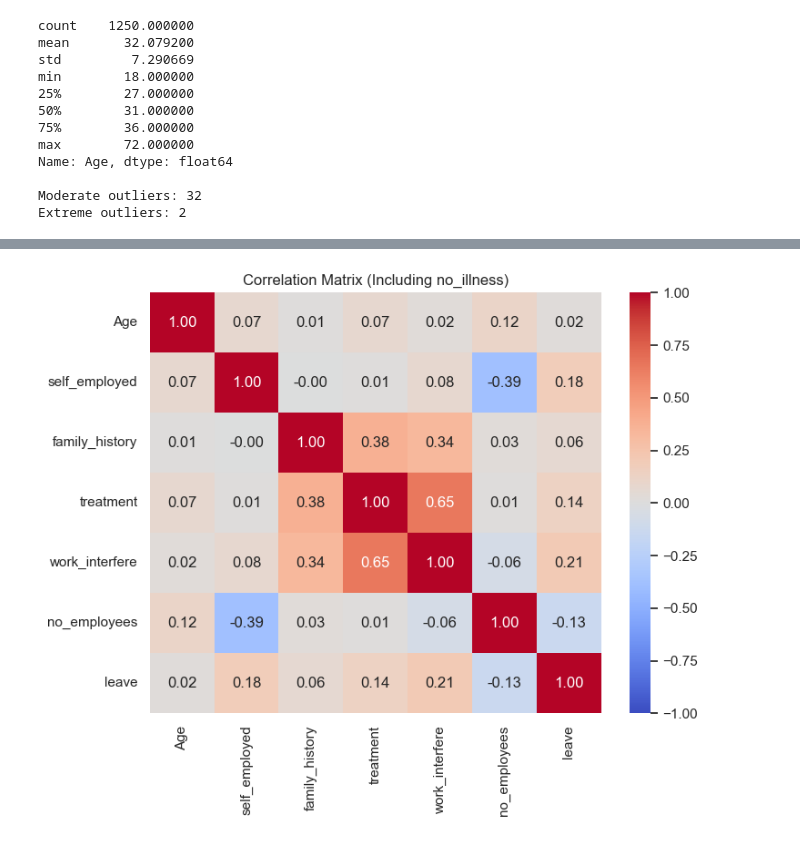
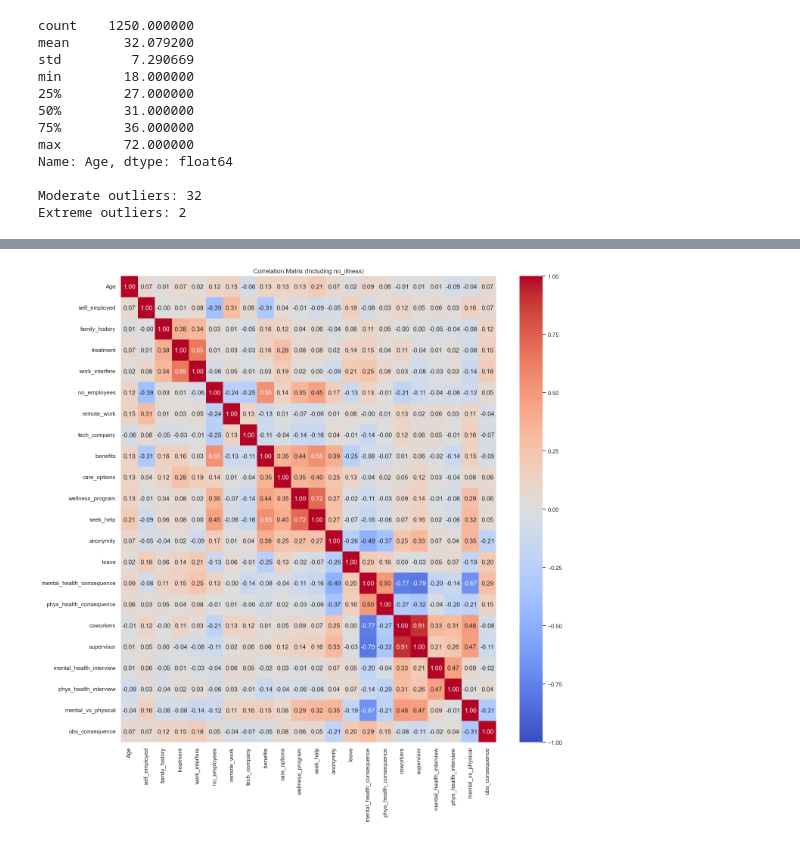
Before and after one commit to natalia5678/dm_project_imported, a Jupyter notebook: projDM.ipynb, the cells around one changed output, grey strips where cells are left out. Drawn from its saved outputs; the diff is of its cells as text; code cells hidden in the pictures.

```diff
--- a/projDM.ipynb
+++ b/projDM.ipynb
@@ -229,33 +294,33 @@ Passing `palette` without assigning `hue` is deprecated and will be removed in v
 # %%
 # CORRELATIONS BETWEEN ATTRIBUTES
 df_encoded = df.copy()
 
 # binary encoding
-binary_cols = ['treatment', 'family_history', 'self_employed']
+binary_cols = ['treatment', 'family_history', 'self_employed', 'remote_work', 'tech_company', 'benefits', 'care_options', 'wellness_program', 'seek_help', 'anonymity', 'mental_health_consequence', 'phys_health_consequence', 'coworkers', 'supervisor', 'mental_health_interview', 'phys_health_interview', 'mental_vs_physical', 'obs_consequence']
 for col in binary_cols:
     if col in df_encoded.columns:
         df_encoded[col] = df_encoded[col].map({'Yes': 1, 'No': 0})
 
 # ordinal encoding for work_interfere (0 = no illness, 4 = often)
 if 'work_interfere' in df_encoded.columns:
     interfere_map = {'no_illness': 0, 'Never': 1, 'Rarely': 2, 'Sometimes': 3, 'Often': 4}
     df_encoded['work_interfere'] = df_encoded['work_interfere'].map(interfere_map)
 
 # ordinal encoding for no_employees (0 = 1-5, 5 = More than 1000)
 if 'no_employees' in df_encoded.columns:
     employees_map = {'1-5': 0, '6-25': 1, '26-100': 2, '100-500': 3, '500-1000': 4, 'More than 1000': 5}
     df_encoded['no_employees'] = df_encoded['no_employees'].map(employees_map)
 
 # ordinal encoding for leave (0 = Don't know, 4 = Very difficult)
 if 'leave' in df_encoded.columns:
     leave_map = {'Don\'t know': 0, 'Very easy': 1, 'Somewhat easy': 2, 'Somewhat difficult': 3, 'Very difficult': 4}
     df_encoded['leave'] = df_encoded['leave'].map(leave_map)
 
 # heatmap
-plt.figure(figsize=(8, 6))
+plt.figure(figsize=(16, 16))
 numeric_df = df_encoded.select_dtypes(include=[np.number])
 sns.heatmap(numeric_df.corr(), annot=True, cmap='coolwarm', fmt=".2f", vmin=-1, vmax=1)
 plt.title('Correlation Matrix (Including no_illness)')
 plt.show()
 # %% [output]
-[figure, old version]
+[figure, new version]
```
Also changed, not shown: parts of 1 cell of this notebook.
